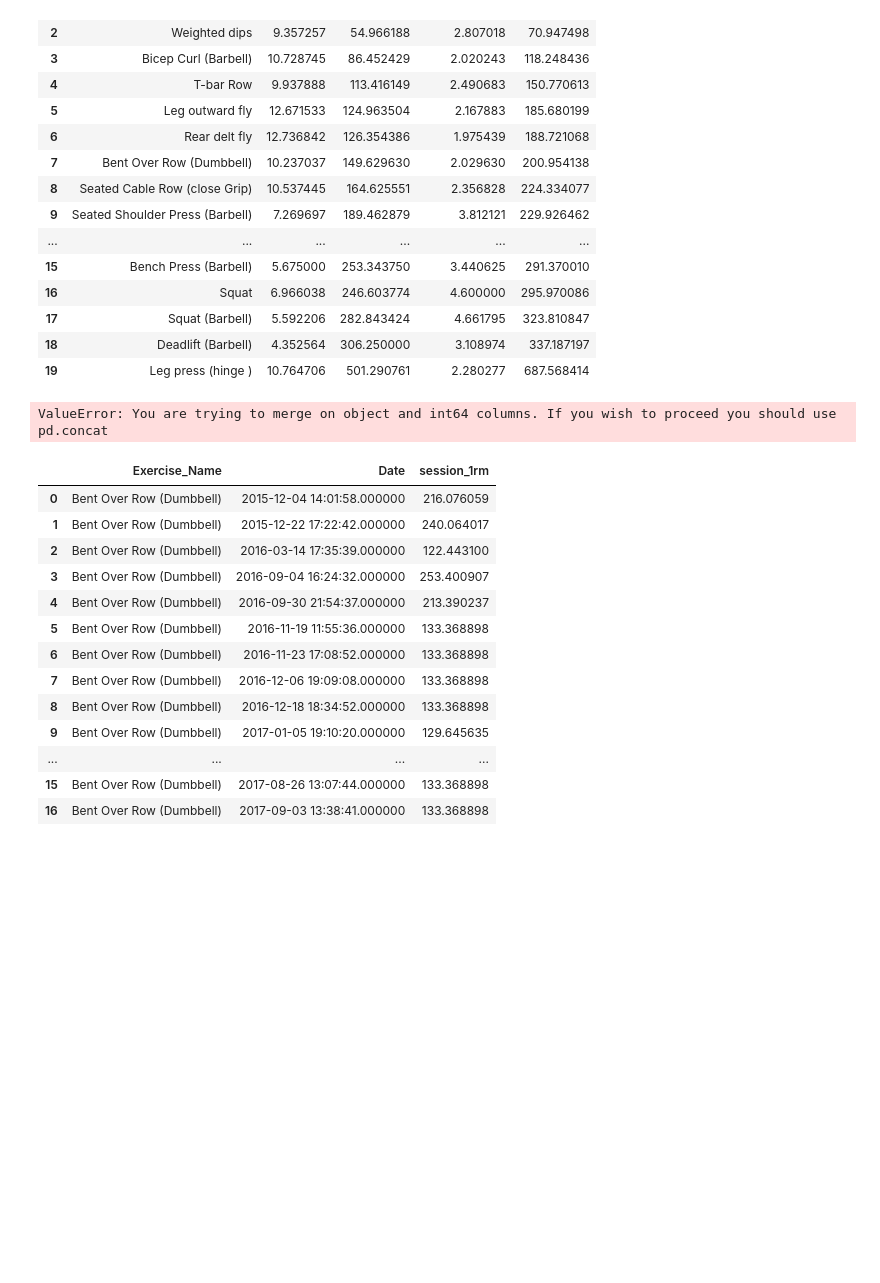
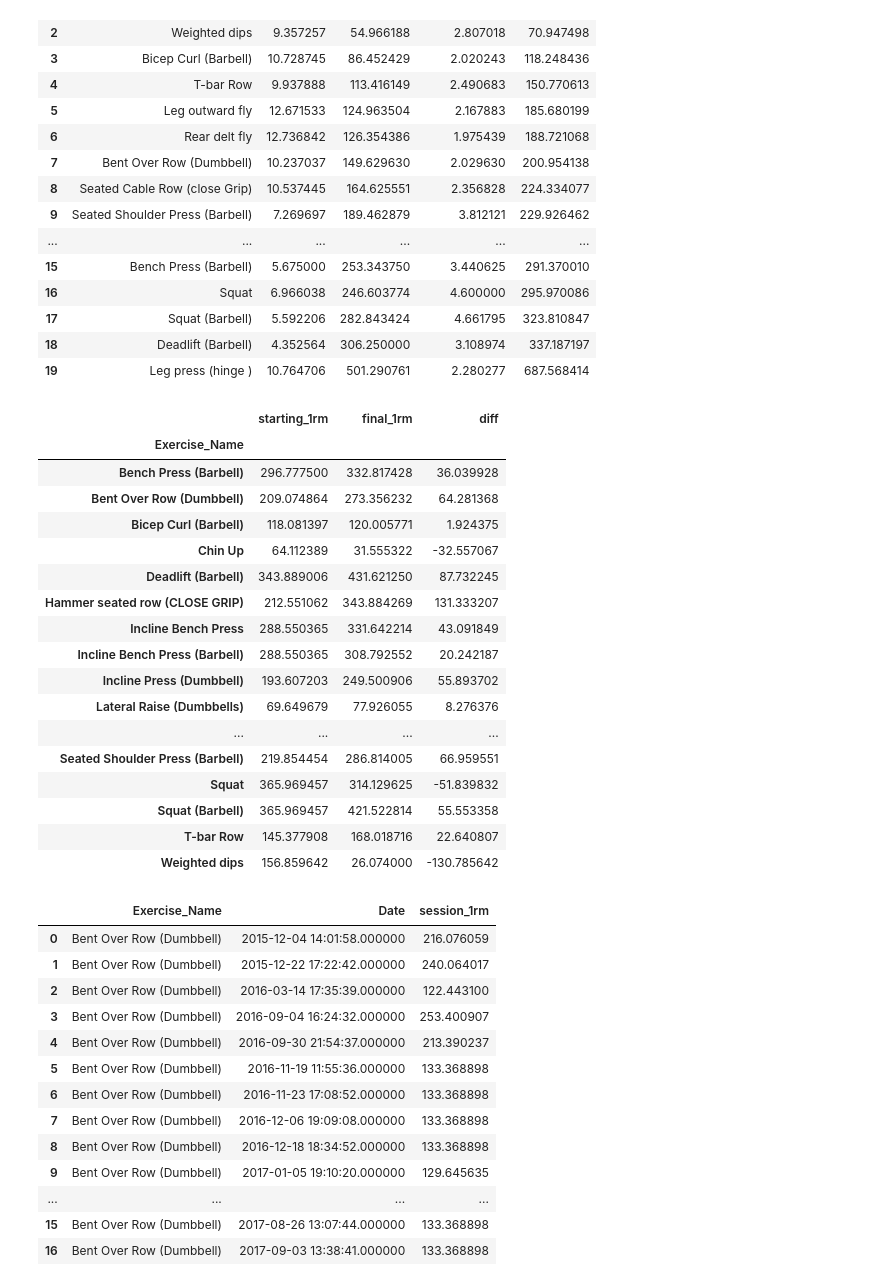
Before and after one commit to aidanberry12/Weight_Training_Exploratory_Analysis, a Jupyter notebook: Weight_Training_Analysis_Notebook.ipynb, the cells around one changed output. Drawn from its saved outputs; the diff is of its cells as text; code cells hidden in the pictures; blank space fills up the shorter version.

Commit message:
added diff in 1rm and starting building time series plot

```diff
--- a/Weight_Training_Analysis_Notebook.ipynb
+++ b/Weight_Training_Analysis_Notebook.ipynb
@@ -320,17 +320,36 @@ exercise_progression
 # %%
 grouped_sets_tbl = sqldf("Select Exercise_Name, Date, max(Strength_Baseline) as session_1rm from df where Exercise_Name in (SELECT Exercise_Name FROM df GROUP BY 1 HAVING count(Exercise_Name)>=135) group by 1,2 order by Date")
 starting_strength_top_20 = sqldf("SELECT Exercise_Name, avg(session_1rm) as starting_1rm \
       FROM (SELECT Exercise_Name, Date, session_1rm, Rank() over (partition by Exercise_Name order by Date) as Rank FROM grouped_sets_tbl) \
            WHERE Rank <=5 \
       GROUP BY 1")
 ending_strength_top_20 = sqldf("SELECT Exercise_Name, avg(session_1rm) as final_1rm \
       FROM (SELECT Exercise_Name, Date, session_1rm, Rank() over (partition by Exercise_Name order by Date desc) as Rank FROM grouped_sets_tbl) \
            WHERE Rank <=5 \
       GROUP BY 1")
-starting_strength_top_20.join(ending_strength_top_20, on = 'Exercise_Name')
+progress_df = starting_strength_top_20.set_index('Exercise_Name').join(ending_strength_top_20.set_index('Exercise_Name'))
+progress_df['diff'] = progress_df['final_1rm']-progress_df['starting_1rm']
+progress_df
 # need to group the multiple sets of same exercise on same date by date and grab the working set with the highest 1rm
 # %% [output]
-ValueError: You are trying to merge on object and int64 columns. If you wish to proceed you should use pd.concat
+|  | starting_1rm | final_1rm | diff |
+| Exercise_Name |  |  |  |
+| Bench Press (Barbell) | 296.777500 | 332.817428 | 36.039928 |
+| Bent Over Row (Dumbbell) | 209.074864 | 273.356232 | 64.281368 |
+| Bicep Curl (Barbell) | 118.081397 | 120.005771 | 1.924375 |
+| Chin Up | 64.112389 | 31.555322 | -32.557067 |
+| Deadlift (Barbell) | 343.889006 | 431.621250 | 87.732245 |
+| Hammer seated row (CLOSE GRIP) | 212.551062 | 343.884269 | 131.333207 |
+| Incline Bench Press | 288.550365 | 331.642214 | 43.091849 |
+| Incline Bench Press (Barbell) | 288.550365 | 308.792552 | 20.242187 |
+| Incline Press (Dumbbell) | 193.607203 | 249.500906 | 55.893702 |
+| Lateral Raise (Dumbbells) | 69.649679 | 77.926055 | 8.276376 |
+| ... | ... | ... | ... |
+| Seated Shoulder Press (Barbell) | 219.854454 | 286.814005 | 66.959551 |
+| Squat | 365.969457 | 314.129625 | -51.839832 |
+| Squat (Barbell) | 365.969457 | 421.522814 | 55.553358 |
+| T-bar Row | 145.377908 | 168.018716 | 22.640807 |
+| Weighted dips | 156.859642 | 26.074000 | -130.785642 |
 # %%
 sqldf("Select Exercise_Name, Date, max(Strength_Baseline) as session_1rm from df where Exercise_Name in (SELECT Exercise_Name FROM df GROUP BY 1 HAVING count(Exercise_Name)>=135) and Exercise_Name = 'Bent Over Row (Dumbbell)' group by 1,2 order by Date limit 20")
 # %% [output]
```
Also changed, not shown: parts of 1 cell of this notebook.
